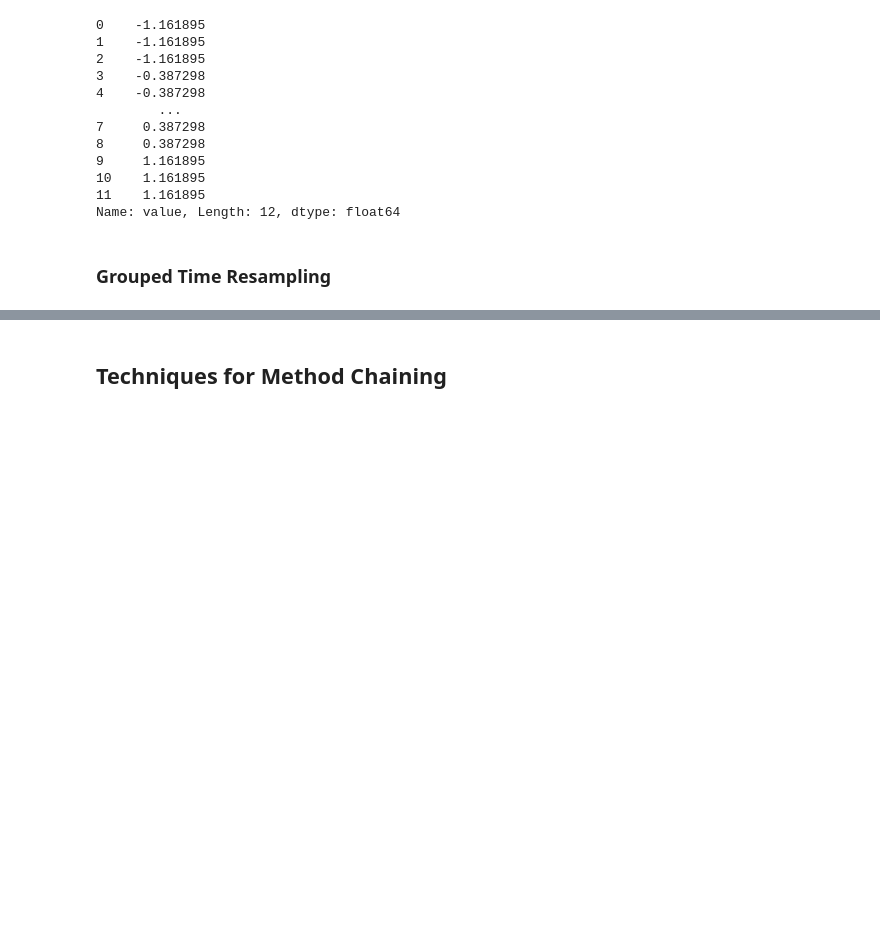
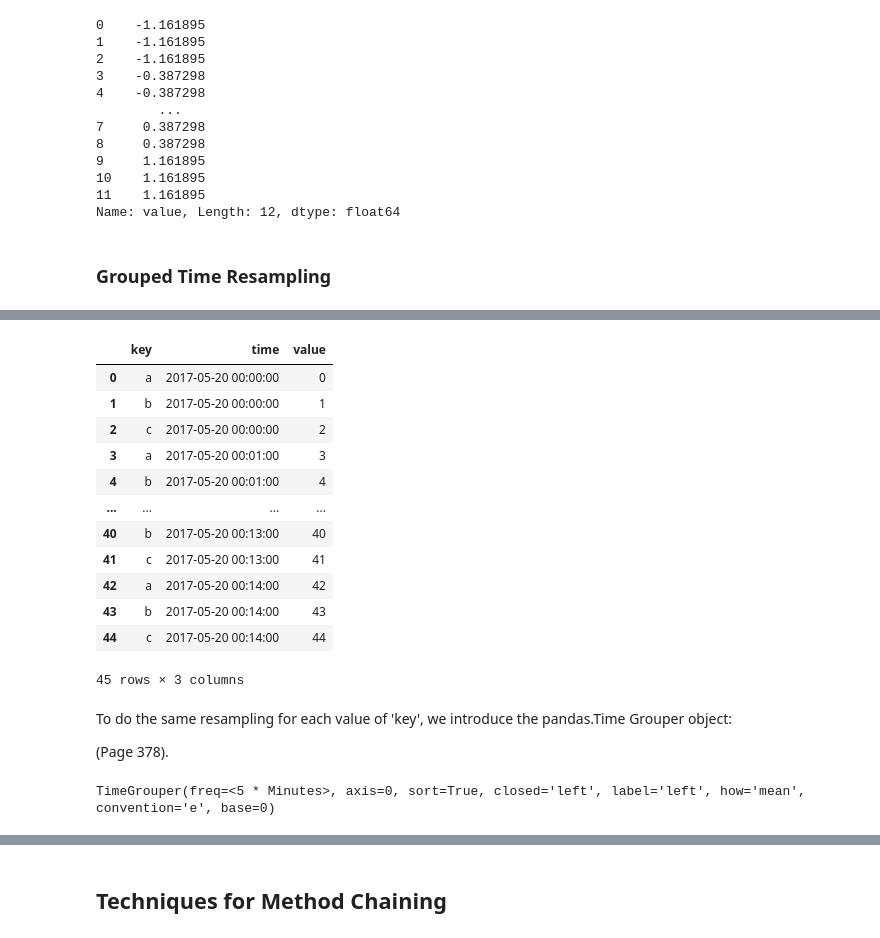
Before and after one commit to LeeChang-Soo/python_for_data_analysis_2nd, a Jupyter notebook: ch12. Advanced pandas.ipynb, the cells around one changed output, grey strips where cells are left out. Cells and saved outputs as stored; diff of their text form; code cells hidden in the pictures; blank space fills up the shorter version.

```diff
--- a/ch12. Advanced pandas.ipynb
+++ b/ch12. Advanced pandas.ipynb
@@ -704,6 +692,5 @@ Name: value, Length: 12, dtype: float64
 # %%
-N = 15
-times = pd.date_range('2017-05-20 00:00', freq='1min', periods=N)
-df = pd.DataFrame({'time': times,
-                   'value': np.arange(N)})
+N      = 15
+times  = pd.date_range('2017-05-20 00:00', periods=N, freq='1min')
+df     = pd.DataFrame({'time':times, 'value':np.arange(N)})
 df
@@ -712,7 +723,29 @@ df.set_index('time').resample('5min').count()
 # %%
-df2 = pd.DataFrame({'time': times.repeat(3),
-                    'key': np.tile(['a', 'b', 'c'], N),
-                    'value': np.arange(N * 3.)})
-df2[:7]
+df2 = pd.DataFrame({'time'  : times.repeat(3),
+                    'key'   : np.tile(['a','b','c'], N),
+                    'value' : np.arange(N*3)})
+df2
+# %% [output]
+|  | key | time | value |
+| 0 | a | 2017-05-20 00:00:00 | 0 |
+| 1 | b | 2017-05-20 00:00:00 | 1 |
+| 2 | c | 2017-05-20 00:00:00 | 2 |
+| 3 | a | 2017-05-20 00:01:00 | 3 |
+| 4 | b | 2017-05-20 00:01:00 | 4 |
+| ... | ... | ... | ... |
+| 40 | b | 2017-05-20 00:13:00 | 40 |
+| 41 | c | 2017-05-20 00:13:00 | 41 |
+| 42 | a | 2017-05-20 00:14:00 | 42 |
+| 43 | b | 2017-05-20 00:14:00 | 43 |
+| 44 | c | 2017-05-20 00:14:00 | 44 |
+45 rows × 3 columns
+# %% [markdown]
+To do the same resampling for each value of 'key', we introduce the pandas.Time Grouper object:
+
+(Page 378).
+# %%
+pd.TimeGrouper('5min')
+# %% [output]
+TimeGrouper(freq=<5 * Minutes>, axis=0, sort=True, closed='left', label='left', how='mean', convention='e', base=0)
 # %%
 time_key = pd.TimeGrouper('5min')
```
Also changed, not shown: parts of 19 cells of this notebook.
